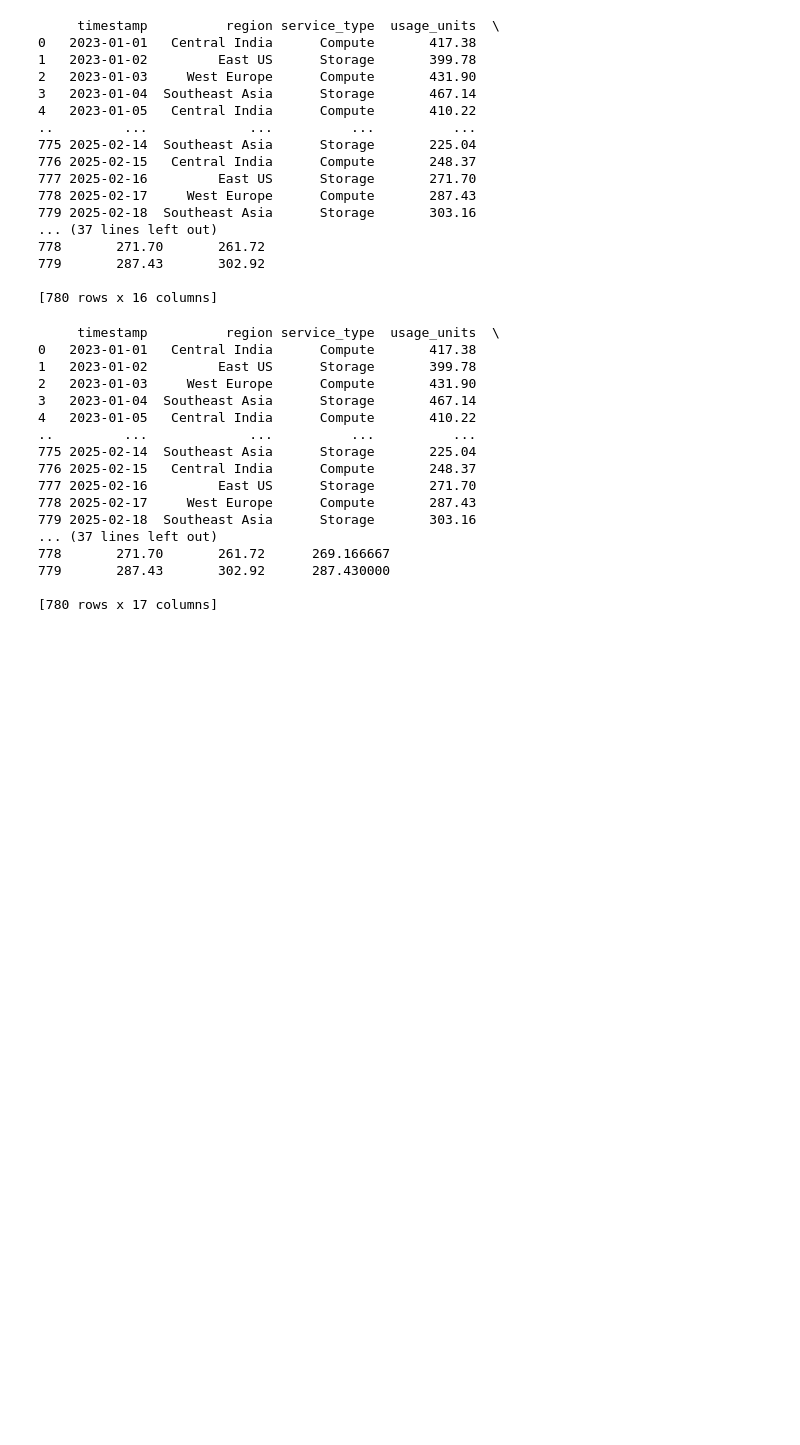
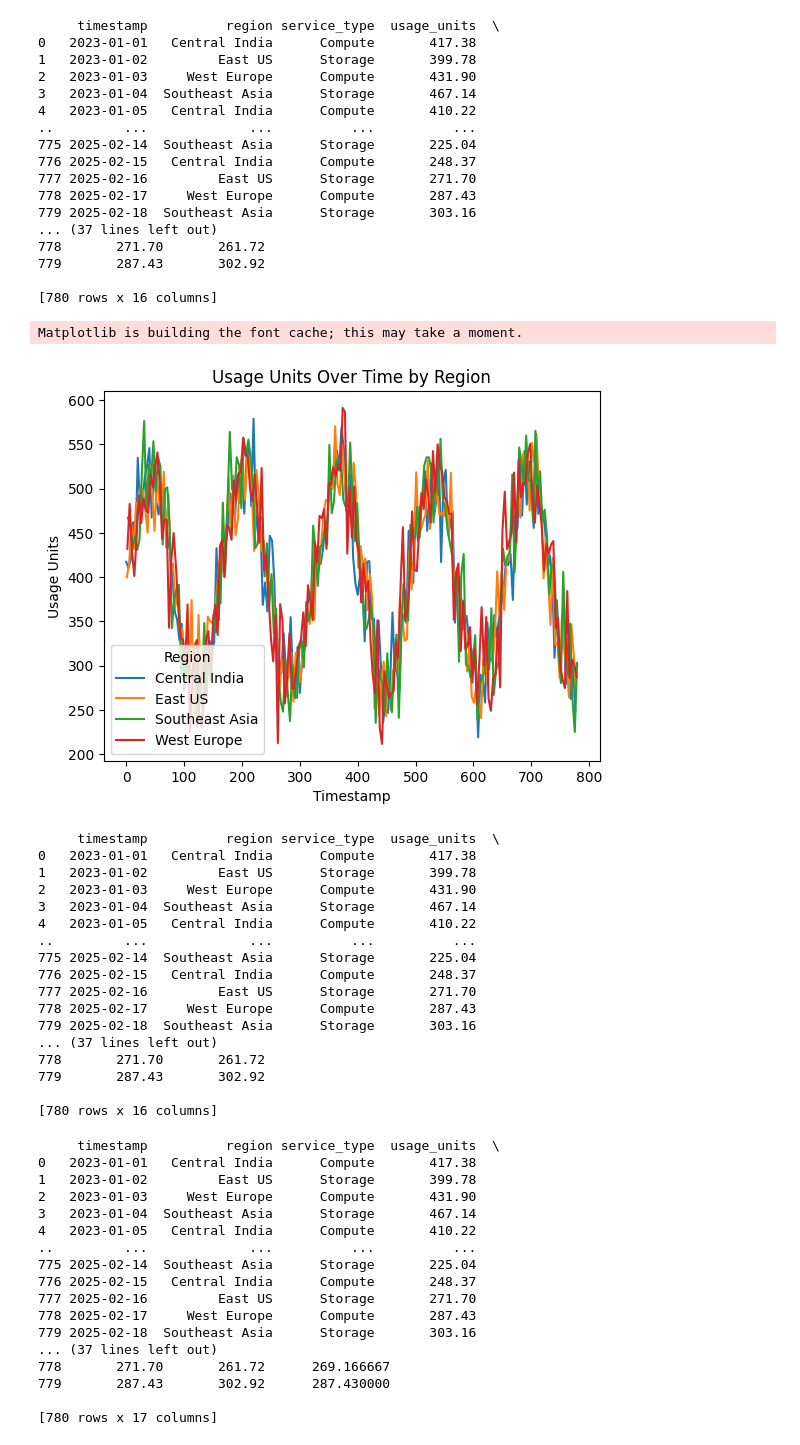
Before and after one commit to shyam18-Dot/AzureForecasting, a Jupyter notebook: feature.ipynb, the cells around one changed output. Cells and saved outputs as stored; diff of their text form; code cells hidden in the pictures; blank space fills up the shorter version.

```diff
--- a/feature.ipynb
+++ b/feature.ipynb
@@ -212,6 +212,35 @@ print(df)
 779       287.43       302.92
 
 [780 rows x 16 columns]
+# %%
+import matplotlib.pyplot as plt
+df.groupby('region')['usage_units'].plot(legend=True)
+plt.title('Usage Units Over Time by Region')
+plt.xlabel('Timestamp')
+plt.ylabel('Usage Units')
+plt.legend(title='Region')
+plt.show()
+print(df)
+# %% [output]
+Matplotlib is building the font cache; this may take a moment.
+[figure, added]
+     timestamp          region service_type  usage_units  \
+0   2023-01-01   Central India      Compute       417.38
+1   2023-01-02         East US      Storage       399.78
+2   2023-01-03     West Europe      Compute       431.90
+3   2023-01-04  Southeast Asia      Storage       467.14
+4   2023-01-05   Central India      Compute       410.22
+..         ...             ...          ...          ...
+775 2025-02-14  Southeast Asia      Storage       225.04
+776 2025-02-15   Central India      Compute       248.37
+777 2025-02-16         East US      Storage       271.70
+778 2025-02-17     West Europe      Compute       287.43
+779 2025-02-18  Southeast Asia      Storage       303.16
+... (37 lines left out)
+778       271.70       261.72
+779       287.43       302.92
+
+[780 rows x 16 columns]
 # %%
 df["rolling_mean_3"] = df["usage_units"].rolling(window=3).mean()
 print(df)
```
